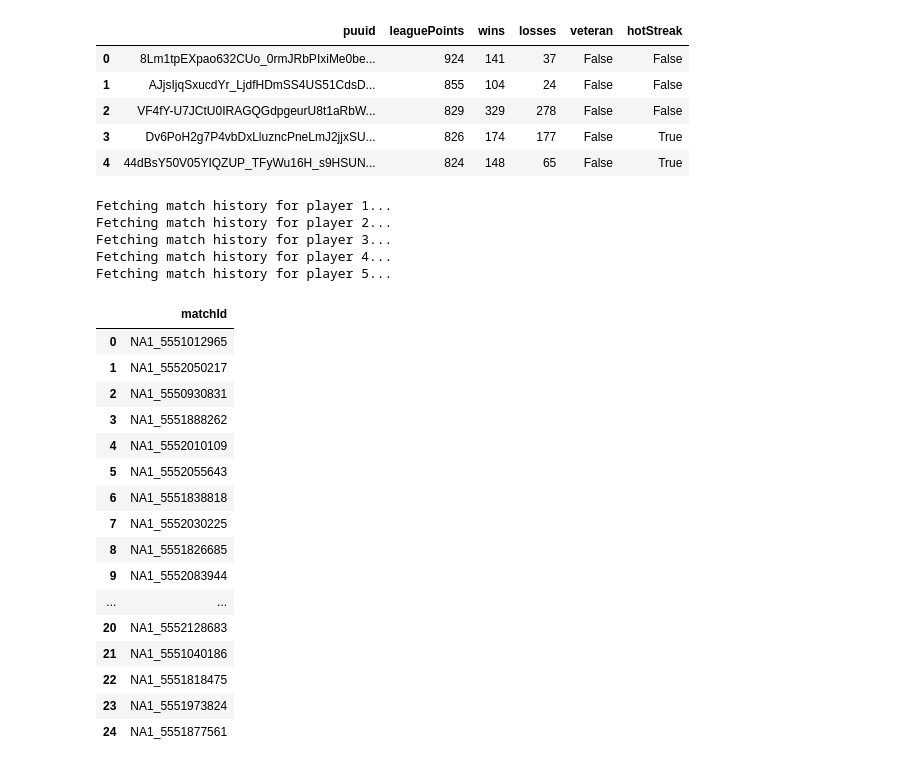
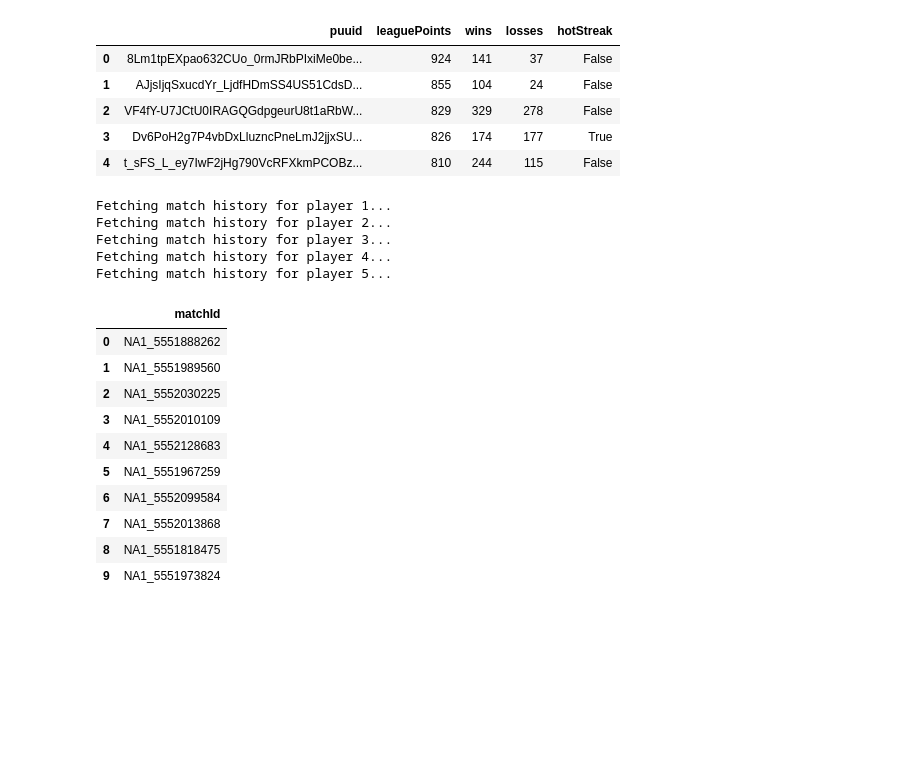
Before and after one commit to mclementi115/CS210-League-Project, a Jupyter notebook: LOLMatchAnalysis.ipynb, the cells around one changed output. Saved outputs shown, nothing was run; the diff lists cells and outputs as text; code cells hidden in the pictures; blank space fills up the shorter version.

```diff
--- a/LOLMatchAnalysis.ipynb
+++ b/LOLMatchAnalysis.ipynb
@@ -48,7 +48,7 @@ def get_ladder(top=300):
     solo_queue_df = pd.concat([chall_df, gm_df, master_df]).reset_index(drop=True)
     solo_queue_df = solo_queue_df.sort_values(by='leaguePoints', ascending=False)
     solo_queue_df = solo_queue_df.head(top)
-    solo_queue_df = solo_queue_df.drop(columns= ['rank', 'inactive', 'freshBlood'], errors='ignore')
+    solo_queue_df = solo_queue_df.drop(columns= ['rank', 'inactive', 'veteran', 'freshBlood'], errors='ignore')
     return solo_queue_df.reset_index(drop=True)
 # %%
 #Gets the lastest (default latest 20) games played by a player from their puuid
@@ -326,42 +332,36 @@ def get_top_matches(ladder, count=20):
     top_matches_df = pd.DataFrame(unique_top_matches, columns=['matchId'])
     return top_matches_df
 # %%
-#Start of main function, testing, cell shows the top of the solo queue ladder from the top ranked players
+#Start of main function, testing, output shows the top players of the solo queue ladder including their puuids, wins/losses, ranked league points (LP), and if they're on a winstreak
 ladder_df = get_ladder(top=5)
 ladder_df
 # %% [output]
-|  | puuid | leaguePoints | wins | losses | veteran | hotStreak |
-| 0 | 8Lm1tpEXpao632CUo_0rmJRbPIxiMe0be... | 924 | 141 | 37 | False | False |
-| 1 | AJjsIjqSxucdYr_LjdfHDmSS4US51CdsD... | 855 | 104 | 24 | False | False |
-| 2 | VF4fY-U7JCtU0IRAGQGdpgeurU8t1aRbW... | 829 | 329 | 278 | False | False |
-| 3 | Dv6PoH2g7P4vbDxLluzncPneLmJ2jjxSU... | 826 | 174 | 177 | False | True |
-| 4 | 44dBsY50V05YIQZUP_TFyWu16H_s9HSUN... | 824 | 148 | 65 | False | True |
+|  | puuid | leaguePoints | wins | losses | hotStreak |
+| 0 | 8Lm1tpEXpao632CUo_0rmJRbPIxiMe0be... | 924 | 141 | 37 | False |
+| 1 | AJjsIjqSxucdYr_LjdfHDmSS4US51CdsD... | 855 | 104 | 24 | False |
+| 2 | VF4fY-U7JCtU0IRAGQGdpgeurU8t1aRbW... | 829 | 329 | 278 | False |
+| 3 | Dv6PoH2g7P4vbDxLluzncPneLmJ2jjxSU... | 826 | 174 | 177 | True |
+| 4 | t_sFS_L_ey7IwF2jHg790VcRFXkmPCOBz... | 810 | 244 | 115 | False |
 # %%
 #Fetch match history of match ids for COUNT games for every top player
 match_ids = get_top_matches(ladder_df, count=5)
-match_ids
+match_ids.head(10)
 # %% [output]
 Fetching match history for player 1...
 Fetching match history for player 2...
 Fetching match history for player 3...
 Fetching match history for player 4...
 Fetching match history for player 5...
 |  | matchId |
-| 0 | NA1_5551012965 |
-| 1 | NA1_5552050217 |
-| 2 | NA1_5550930831 |
-| 3 | NA1_5551888262 |
-| 4 | NA1_5552010109 |
-| 5 | NA1_5552055643 |
-| 6 | NA1_5551838818 |
-| 7 | NA1_5552030225 |
-| 8 | NA1_5551826685 |
-| 9 | NA1_5552083944 |
-| ... | ... |
-| 20 | NA1_5552128683 |
-| 21 | NA1_5551040186 |
-| 22 | NA1_5551818475 |
-| 23 | NA1_5551973824 |
-| 24 | NA1_5551877561 |
+| 0 | NA1_5551888262 |
+| 1 | NA1_5551989560 |
+| 2 | NA1_5552030225 |
+| 3 | NA1_5552010109 |
+| 4 | NA1_5552128683 |
+| 5 | NA1_5551967259 |
+| 6 | NA1_5552099584 |
+| 7 | NA1_5552013868 |
+| 8 | NA1_5551818475 |
+| 9 | NA1_5551973824 |
 # %%
 #Processes matches and saves them to league_data.db. Displays The 3 tables matches, teams, participants at the end
```
Also changed, not shown: parts of 6 cells of this notebook.
